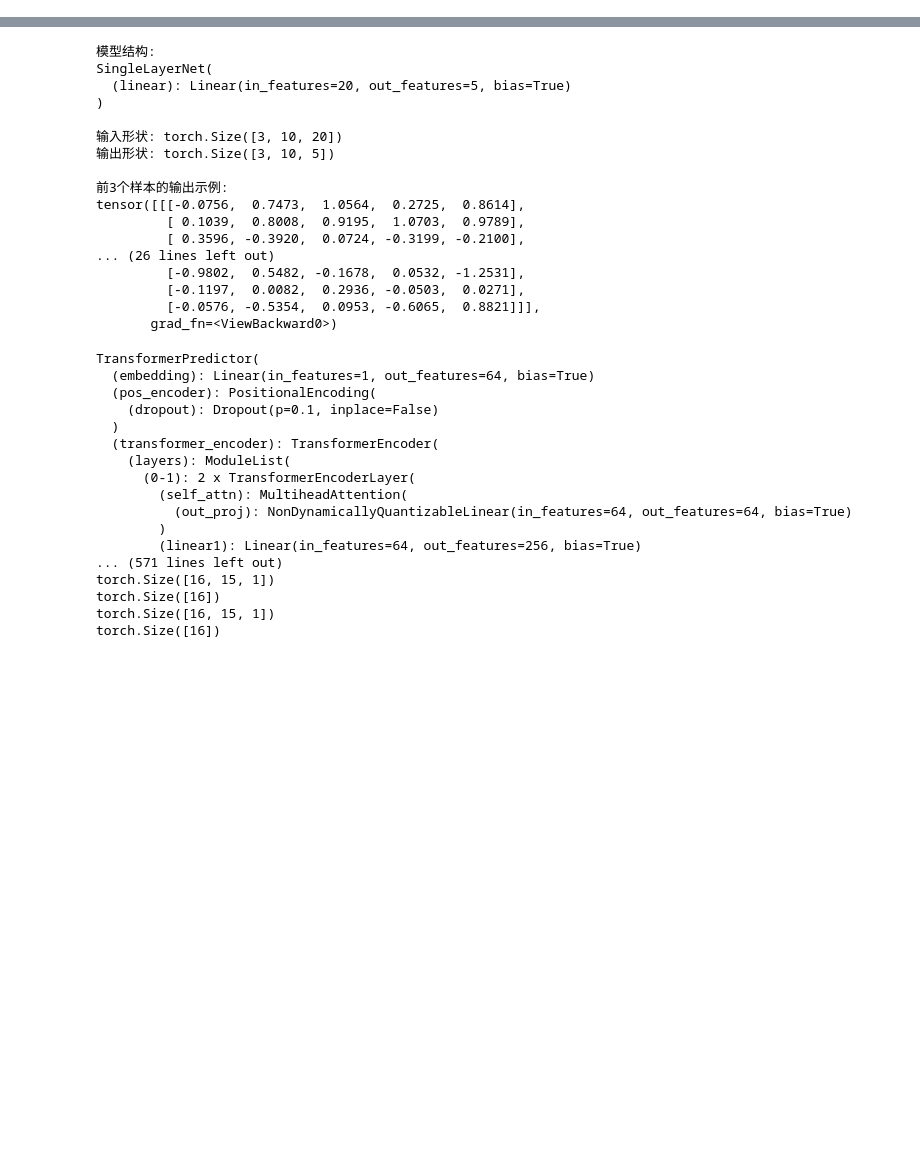
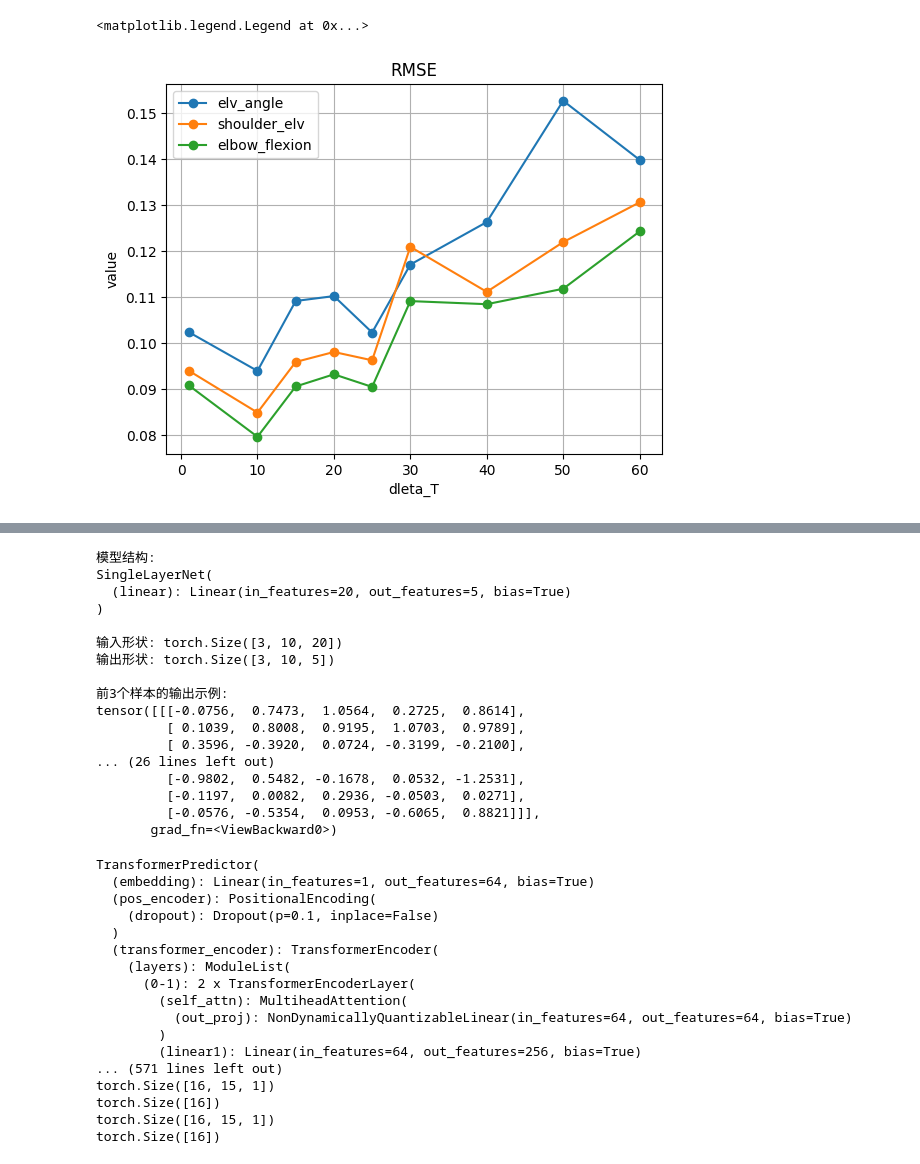
Before and after one commit to xiangkon/SATNet, a Jupyter notebook: dra.ipynb, the cells around one changed output, grey strips where cells are left out. Drawn from its saved outputs; the diff is of its cells as text; code cells hidden in the pictures; blank space fills up the shorter version.

```diff
--- a/dra.ipynb
+++ b/dra.ipynb
@@ -0,0 +1,80 @@
+# %%
+import numpy as np
+import matplotlib.pyplot as plt
+
+# delta_Tlist = [1, 10, 15, 20, 25, 30, 40, 50, 60]
+rmseL = np.array([
+    [0.10237296, 0.09396917, 0.09077574],
+    [0.0939072, 0.08483645, 0.07955739],
+    [0.10914786, 0.0958618, 0.09051707],
+    [0.11021526, 0.09803324, 0.09316997],
+    [0.10227798, 0.09622285, 0.09042546],
+    [0.11708251, 0.12094003, 0.10912295],
+    [0.12634511, 0.11113966, 0.10844835],
+    [0.15277019, 0.12197829, 0.11180878],
+    [0.13988891, 0.13063756, 0.12429301]])
+
+maeL = np.array([
+    [0.07286412, 0.0701846, 0.0701846],
+    [0.06653097, 0.06401513, 0.06401513],
+    [0.07445034, 0.07197498, 0.07197498],
+    [0.07616316, 0.07359703, 0.07359703],
+    [0.07206213, 0.07030632, 0.07030632],
+    [0.08084937, 0.0797092, 0.0797092],
+    [0.08395319, 0.08070797, 0.08070797],
+    [0.08722488, 0.08560005, 0.08560005],
+    [0.09613641, 0.09793096, 0.09793096]])
+
+
+r2L = np.array([
+    [0.99997987, 0.9999763, 0.9999763],
+    [0.9999832, 0.99998108, 0.99998108],
+    [0.99997828, 0.99997597, 0.99997597],
+    [0.99997785, 0.99997488, 0.99997488],
+    [0.9999809, 0.99997578, 0.99997578],
+    [0.99997439, 0.99996037, 0.99996037],
+    [0.99997033, 0.99996723, 0.99996723],
+    [0.99995638, 0.99996102, 0.99996102],
+    [0.99996225, 0.99995481, 0.99995481]])
+
+# 绘制rmse
+
+# elv_angle         肩部外展/内收角度
+# shoulder_elv      肩部屈伸角度
+# elbow_flexion     肘部屈伸角度
+delta_Tlist = [1, 10, 15, 20, 25, 30, 40, 50, 60]
+plt.figure()
+plt.plot(delta_Tlist, rmseL[:,0], marker='o', linestyle='-', label='elv_angle')  # 线条和点
+plt.plot(delta_Tlist, rmseL[:,1], marker='o', linestyle='-', label='shoulder_elv')  # 线条和点
+plt.plot(delta_Tlist, rmseL[:,2], marker='o', linestyle='-', label='elbow_flexion')  # 线条和点
+plt.xlabel("dleta_T")
+plt.ylabel("value")
+plt.grid()
+plt.legend()
+plt.title("RMSE")
+# plt.scatter(x, y, color='r', label='Points')  # 单独绘制点
+
+
+plt.figure()
+plt.plot(delta_Tlist, maeL[:,0], marker='o', linestyle='-', label='elv_angle')  # 线条和点
+plt.plot(delta_Tlist, maeL[:,1], marker='o', linestyle='-', label='shoulder_elv')  # 线条和点
+plt.plot(delta_Tlist, maeL[:,2], marker='o', linestyle='-', label='elbow_flexion')  # 线条和点
+plt.xlabel("dleta_T")
+plt.ylabel("value")
+plt.title("MAE")
+plt.grid()
+plt.legend()
+
+
+plt.figure()
+plt.plot(delta_Tlist, r2L[:,0], marker='o', linestyle='-', label='elv_angle')  # 线条和点
+plt.plot(delta_Tlist, r2L[:,1], marker='o', linestyle='-', label='shoulder_elv')  # 线条和点
+plt.plot(delta_Tlist, r2L[:,2], marker='o', linestyle='-', label='elbow_flexion')  # 线条和点
+plt.xlabel("dleta_T")
+plt.ylabel("value")
+plt.title("R2")
+plt.grid()
+plt.legend()
+# %% [output]
+<matplotlib.legend.Legend at 0x...>
+[figure, added]
```
Also changed, not shown: parts of 5 cells of this notebook, 13 other files.
